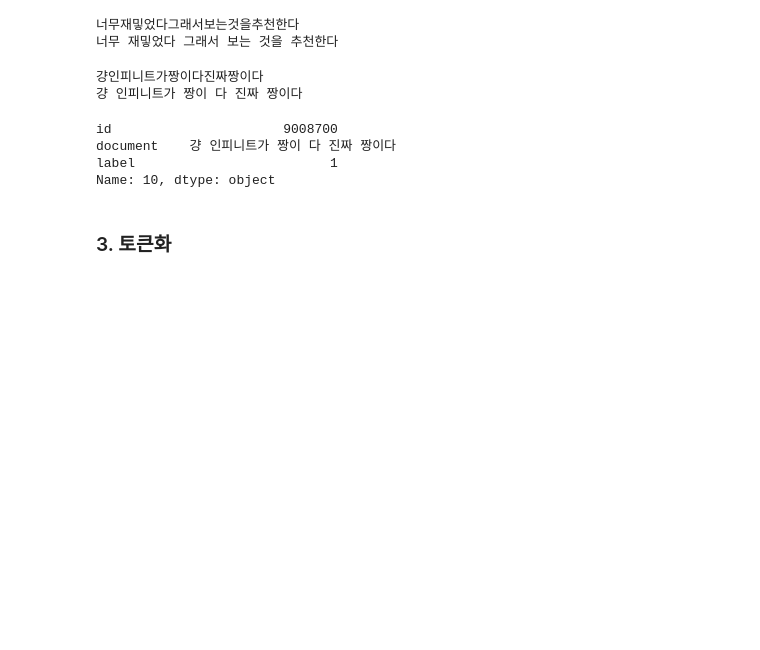
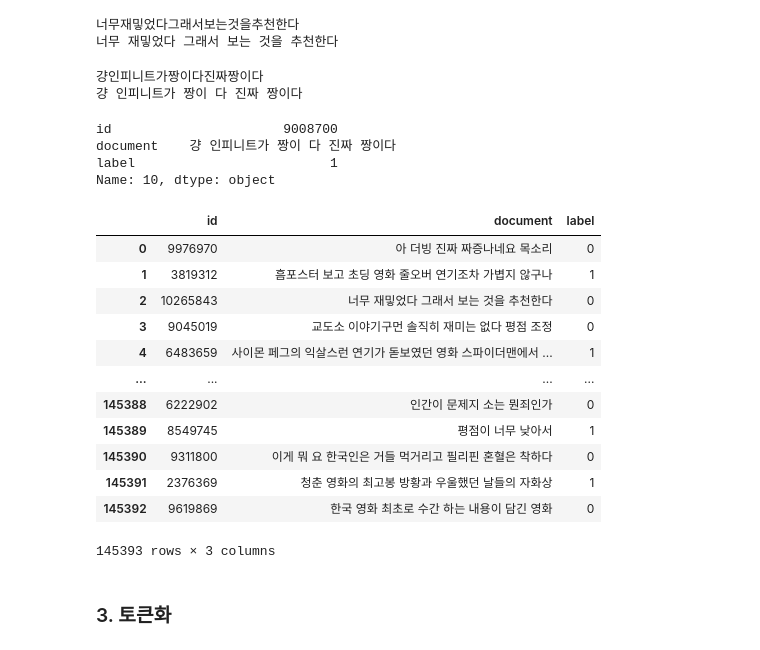
Before and after one commit to huitaek/project-nlp, a Jupyter notebook: preprocessing.ipynb, the cells around one changed output. Drawn from its saved outputs; the diff is of its cells as text; code cells hidden in the pictures; blank space fills up the shorter version.

```diff
--- a/preprocessing.ipynb
+++ b/preprocessing.ipynb
@@ -186,6 +187,24 @@ Name: 10, dtype: object
 # %%
 spaced_train_data = train_data.copy()
 spaced_train_data.to_csv('./data/ratings_train_spaced.csv', index=False)
+# %%
+train_data = pd.read_csv('./data/ratings_train_spaced.csv')
+
+train_data
+# %% [output]
+|  | id | document | label |
+| 0 | 9976970 | 아 더빙 진짜 짜증나네요 목소리 | 0 |
+| 1 | 3819312 | 흠포스터 보고 초딩 영화 줄오버 연기조차 가볍지 않구나 | 1 |
+| 2 | 10265843 | 너무 재밓었다 그래서 보는 것을 추천한다 | 0 |
+| 3 | 9045019 | 교도소 이야기구먼 솔직히 재미는 없다 평점 조정 | 0 |
+| 4 | 6483659 | 사이몬 페그의 익살스런 연기가 돋보였던 영화 스파이더맨에서 ... | 1 |
+| ... | ... | ... | ... |
+| 145388 | 6222902 | 인간이 문제지 소는 뭔죄인가 | 0 |
+| 145389 | 8549745 | 평점이 너무 낮아서 | 1 |
+| 145390 | 9311800 | 이게 뭐 요 한국인은 거들 먹거리고 필리핀 혼혈은 착하다 | 0 |
+| 145391 | 2376369 | 청춘 영화의 최고봉 방황과 우울했던 날들의 자화상 | 1 |
+| 145392 | 9619869 | 한국 영화 최초로 수간 하는 내용이 담긴 영화 | 0 |
+145393 rows × 3 columns
 # %% [markdown]
 ### 3. 토큰화
 # %% [markdown]
```
Also changed, not shown: parts of 15 cells of this notebook, 3 other files.
